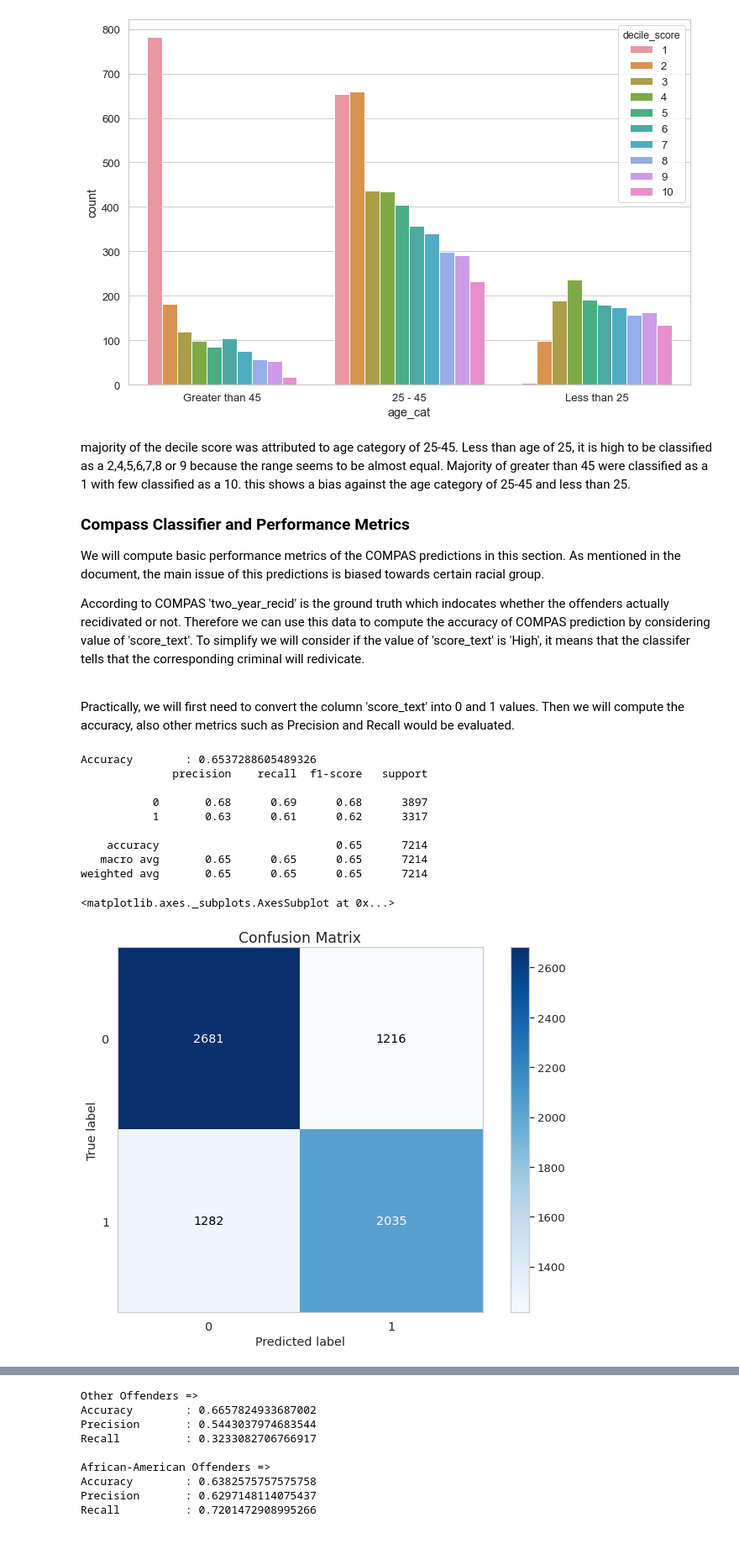
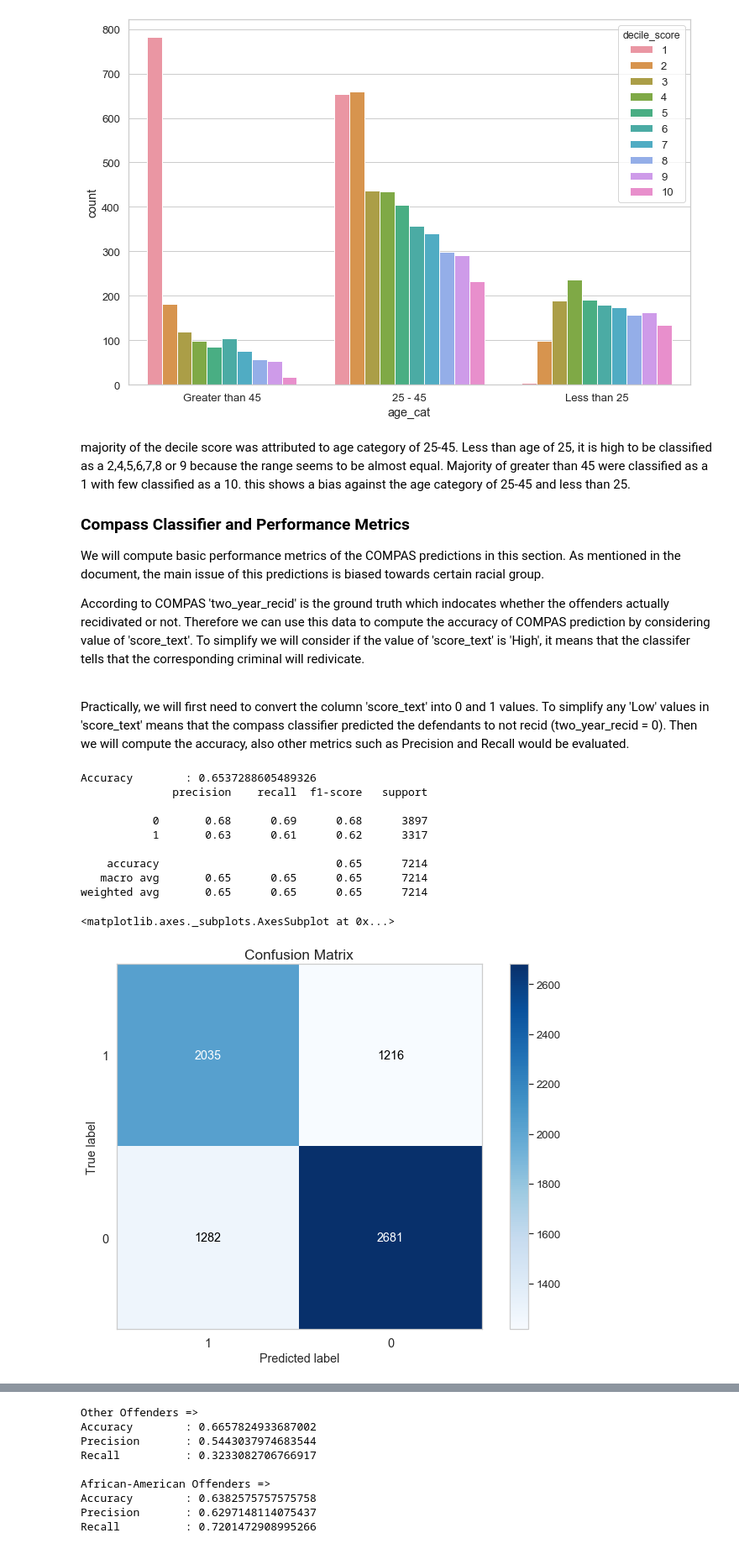
Before and after one commit to irmanfaqrizal/datascience, a Jupyter notebook: firstpart.ipynb, the cells around one changed output, grey strips where cells are left out. Shown at 84% size. Cells and saved outputs as stored; diff of their text form; code cells hidden in the pictures.

Commit message:
firstpart is good

```diff
--- a/firstpart.ipynb
+++ b/firstpart.ipynb
@@ -290,35 +290,35 @@ We will compute basic performance metrics of the COMPAS predictions in this sect
 
 According to COMPAS 'two_year_recid' is the ground truth which indocates whether the offenders actually recidivated or not. Therefore we can use this data to compute the accuracy of COMPAS prediction by considering value of 'score_text'. To simplify we will consider if the value of 'score_text' is 'High', it means that the classifer tells that the corresponding criminal will redivicate.<br><br>
 
-Practically, we will first need to convert the column 'score_text' into 0 and 1 values. Then we will compute the accuracy, also other metrics such as Precision and Recall would be evaluated.
+Practically, we will first need to convert the column 'score_text' into 0 and 1 values. To simplify any 'Low' values in 'score_text' means that the compass classifier predicted the defendants to not recid (two_year_recid = 0). Then we will compute the accuracy, also other metrics such as Precision and Recall would be evaluated.
 # %%
 nparray = pd.DataFrame(df['score_text']).to_numpy()
 nparray1 = pd.DataFrame(df['two_year_recid']).to_numpy()
 i = 0
 for x in nparray:
     if x == "Low":
         nparray[i] = 0
     else:
         nparray[i] = 1
     i = i + 1
 
 y_pred = nparray.astype('int')
 y_true = nparray1.astype('int')
 print("Accuracy\t: " + str(accuracy_score(y_true, y_pred)))
 print(classification_report(y_pred,y_true))
-skplt.metrics.plot_confusion_matrix(y_pred,y_true)
+skplt.metrics.plot_confusion_matrix(y_true,y_pred, labels=[1,0])
 # %% [output]
 Accuracy        : 0.6537288605489326
               precision    recall  f1-score   support
 
            0       0.68      0.69      0.68      3897
            1       0.63      0.61      0.62      3317
 
     accuracy                           0.65      7214
    macro avg       0.65      0.65      0.65      7214
 weighted avg       0.65      0.65      0.65      7214
 <matplotlib.axes._subplots.AxesSubplot at 0x...>
-[figure, old version]
+[figure, new version]
 # %% [markdown]
 We can see that all of the performance metric values are pretty low. The crowd based accuracy is at 65% with no race condition attached. This means not all cases were correctly classified. Precision is also based at 0.65 meaning that not all relevant instances used for the classification are not available. f1_score is the effectiveness of data classification.  it is a combination of precision and recall, best value is 1.
 
```
Also changed, not shown: parts of 4 cells of this notebook.
